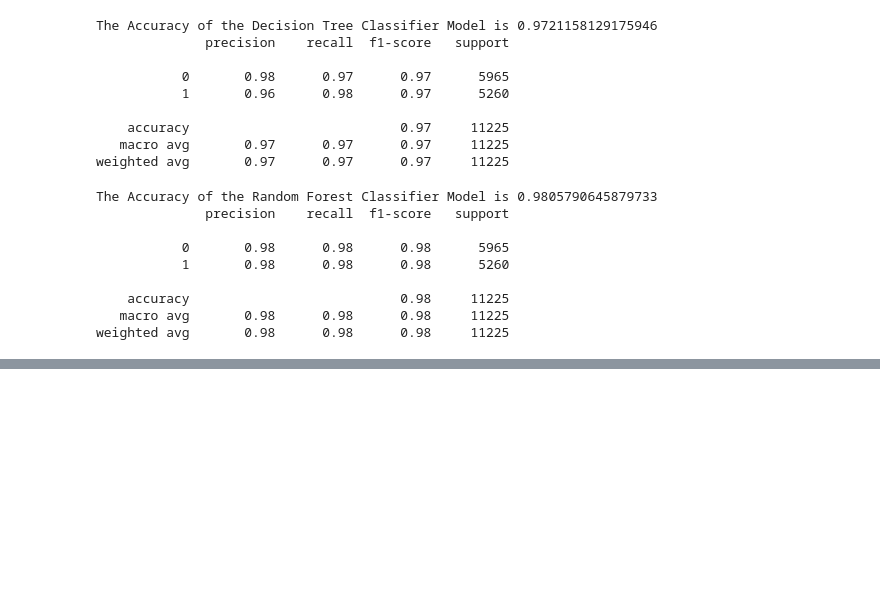
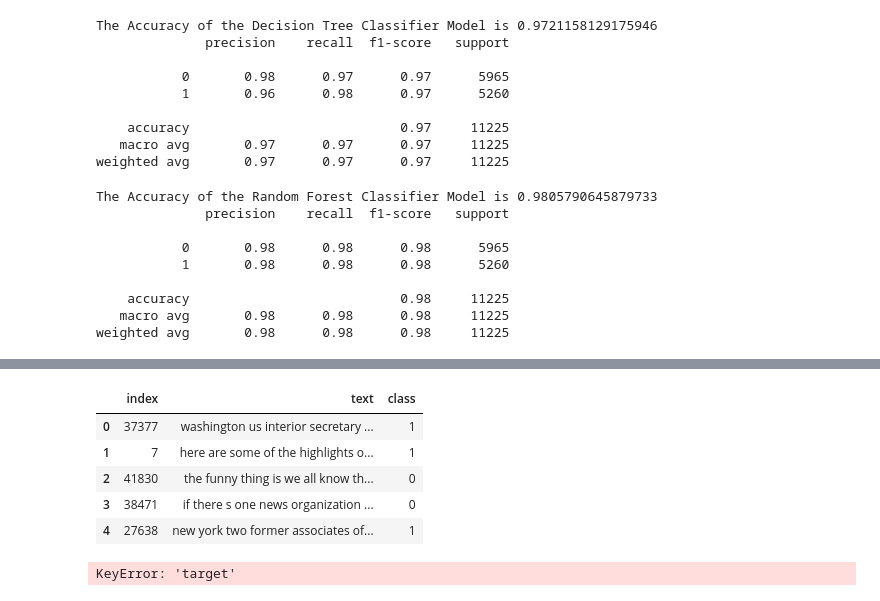
Before and after one commit to laimatt/CS439-Final-Project, a Jupyter notebook: fake-news-detection-bbfcb9 (1).ipynb, the cells around one changed output, grey strips where cells are left out. Saved outputs shown, nothing was run; the diff lists cells and outputs as text; code cells hidden in the pictures; blank space fills up the shorter version.

```diff
--- a/fake-news-detection-bbfcb9 (1).ipynb
+++ b/fake-news-detection-bbfcb9 (1).ipynb
@@ -317,0 +381,21 @@ manual_testing(news)
+# %%
+sample_test = data.sample(200)
+sample_test.reset_index(inplace=True)
+# %%
+sample_test.head()
+# %% [output]
+|  | index | text | class |
+| 0 | 37377 | washington us interior secretary ... | 1 |
+| 1 | 7 | here are some of the highlights o... | 1 |
+| 2 | 41830 | the funny thing is we all know th... | 0 |
+| 3 | 38471 | if there s one news organization ... | 0 |
+| 4 | 27638 | new york two former associates of... | 1 |
+# %%
+sample_x = data["text"]
+sample_y = data["class"]
+
+sample_xv = vectorization.transform(sample_x)
+
+print("The Accuracy of the Logistic Regression Model is {}".format(lr.score(sample_xv,sample_y)))
+# %% [output]
+KeyError: 'target'
```
Also changed, not shown: parts of 7 cells of this notebook.
